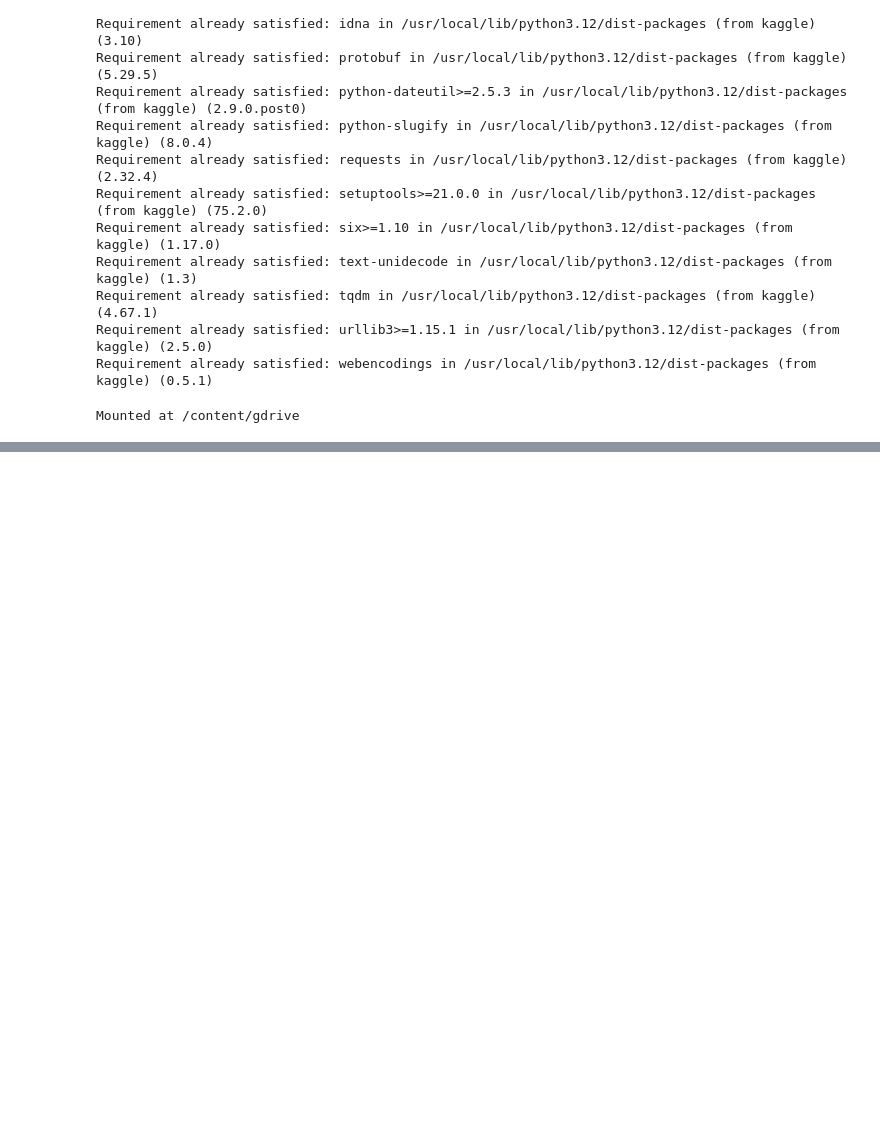
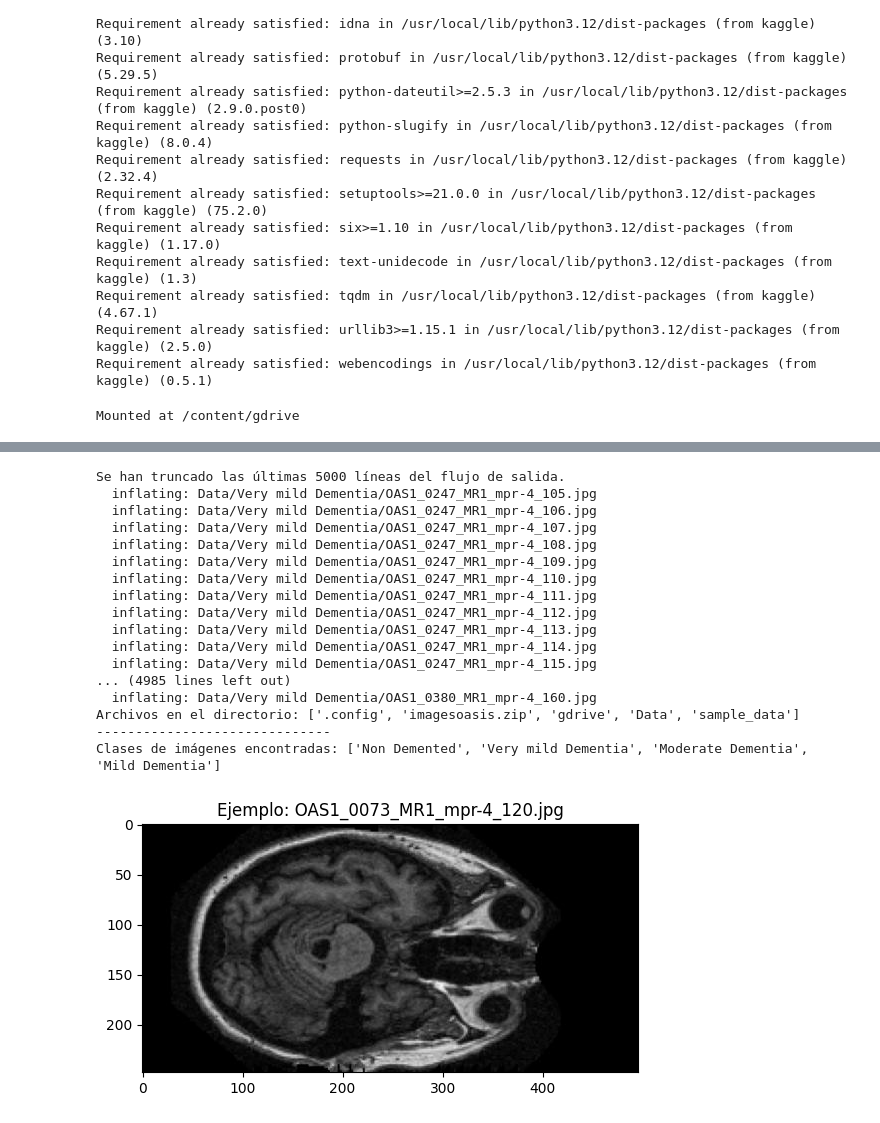
Before and after one commit to RAvila-bioeng/M.R.AI, a Jupyter notebook: alzheimer's.ipynb, the cells around one changed output, grey strips where cells are left out. Cells and saved outputs as stored; diff of their text form; code cells hidden in the pictures; blank space fills up the shorter version.

```diff
--- a/alzheimer's.ipynb
+++ b/alzheimer's.ipynb
@@ -32,0 +39,56 @@ Mounted at /content/gdrive
+# %%
+# Descomprimir el archivo (reemplaza 'ccdata.zip' con el nombre del archivo descargado)
+# ¡Asegúrate de que este sea el nombre que se descargó!
+!unzip imagesoasis.zip
+
+import os
+import matplotlib.pyplot as plt
+from PIL import Image
+
+# 1. Lista las carpetas creadas (los nombres de las carpetas son las "clases" o etiquetas)
+base_dir = 'Data' # Si la carpeta principal es 'Data'
+print(f"Archivos en el directorio: {os.listdir('.')}")
+print("-" * 30)
+
+# 2. Revisa las subcarpetas dentro del directorio 'Data'
+data_dir = './Data/'
+if os.path.exists(data_dir):
+    categories = os.listdir(data_dir)
+    print(f"Clases de imágenes encontradas: {categories}")
+else:
+    print(f"Error: La carpeta {data_dir} no existe. Revisa el resultado de la descompresión.")
+
+# 3. Muestra una imagen de ejemplo (Opcional, para verificación)
+if 'Mild Dementia' in categories:
+    sample_dir = os.path.join(data_dir, 'Mild Dementia')
+    sample_image_name = os.listdir(sample_dir)[0] # Toma la primera imagen
+    sample_path = os.path.join(sample_dir, sample_image_name)
+
+    # Carga y muestra la imagen
+    img = Image.open(sample_path)
+    plt.imshow(img)
+    plt.title(f"Ejemplo: {sample_image_name}")
+    plt.show()
+
+# Nota: Para el modelado, necesitarás usar librerías específicas como
+# tf.keras.utils.image_dataset_from_directory para cargar todas las imágenes
+# de manera eficiente.
+# %% [output]
+Se han truncado las últimas 5000 líneas del flujo de salida.
+  inflating: Data/Very mild Dementia/OAS1_0247_MR1_mpr-4_105.jpg
+  inflating: Data/Very mild Dementia/OAS1_0247_MR1_mpr-4_106.jpg
+  inflating: Data/Very mild Dementia/OAS1_0247_MR1_mpr-4_107.jpg
+  inflating: Data/Very mild Dementia/OAS1_0247_MR1_mpr-4_108.jpg
+  inflating: Data/Very mild Dementia/OAS1_0247_MR1_mpr-4_109.jpg
+  inflating: Data/Very mild Dementia/OAS1_0247_MR1_mpr-4_110.jpg
+  inflating: Data/Very mild Dementia/OAS1_0247_MR1_mpr-4_111.jpg
+  inflating: Data/Very mild Dementia/OAS1_0247_MR1_mpr-4_112.jpg
+  inflating: Data/Very mild Dementia/OAS1_0247_MR1_mpr-4_113.jpg
+  inflating: Data/Very mild Dementia/OAS1_0247_MR1_mpr-4_114.jpg
+  inflating: Data/Very mild Dementia/OAS1_0247_MR1_mpr-4_115.jpg
+... (4985 lines left out)
+  inflating: Data/Very mild Dementia/OAS1_0380_MR1_mpr-4_160.jpg
+Archivos en el directorio: ['.config', 'imagesoasis.zip', 'gdrive', 'Data', 'sample_data']
+------------------------------
+Clases de imágenes encontradas: ['Non Demented', 'Very mild Dementia', 'Moderate Dementia', 'Mild Dementia']
+[figure, added]
```
Also changed, not shown: parts of 1 cell of this notebook.
